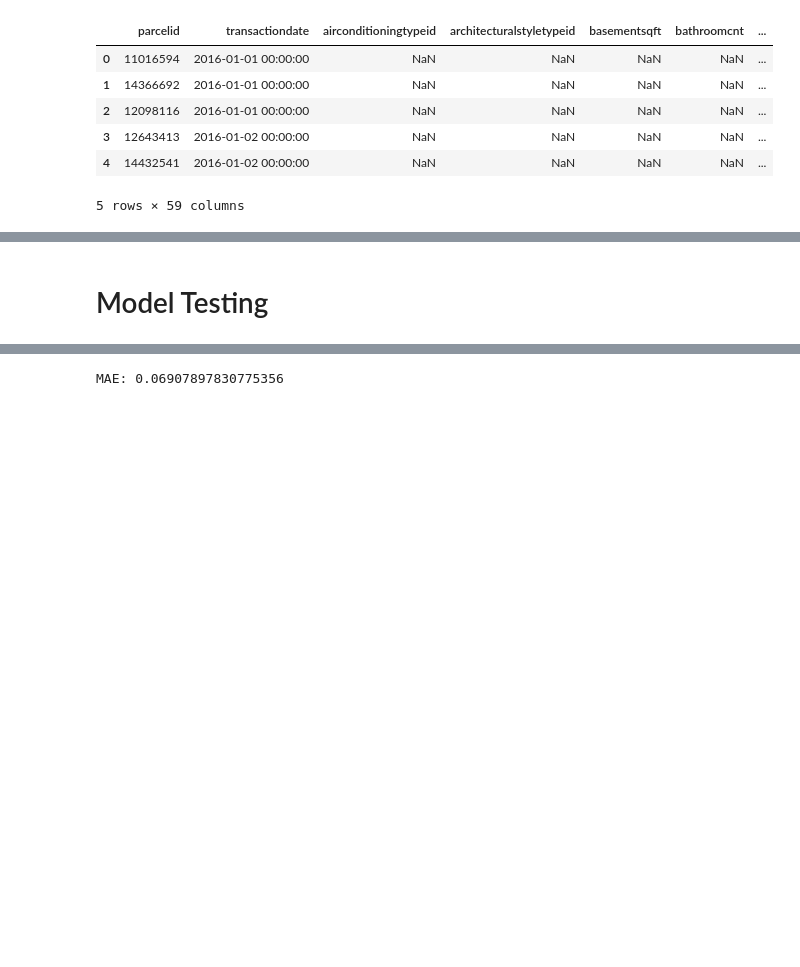
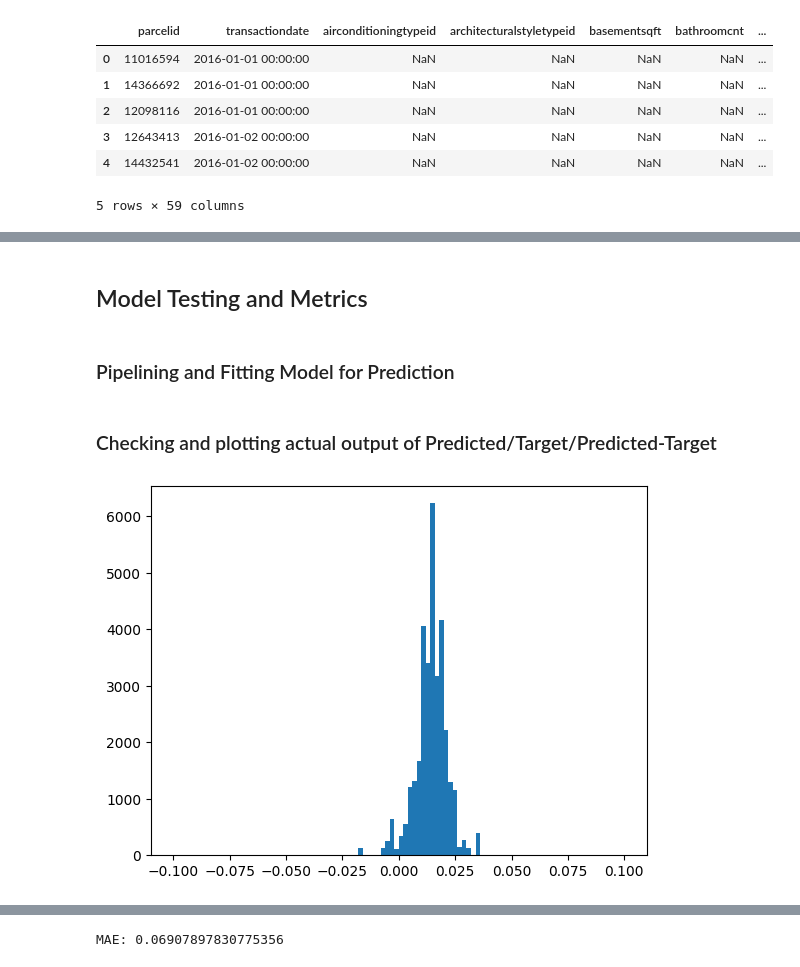
Before and after one commit to efazHossain/DATA-4380, a Jupyter notebook: Projects/TabularData/Zillow_Zestimate.ipynb, the cells around one changed output, grey strips where cells are left out. Drawn from its saved outputs; the diff is of its cells as text; code cells hidden in the pictures; blank space fills up the shorter version.

```diff
--- a/Projects/TabularData/Zillow_Zestimate.ipynb
+++ b/Projects/TabularData/Zillow_Zestimate.ipynb
@@ -159,6 +173,5 @@ from xgboost import XGBRegressor
 from sklearn.metrics import mean_absolute_error
 # %%
 # Creating train/validation sets for X and y
-X_train_full, X_valid_full,
-y_train, y_valid = train_test_split(full_df, y,train_size=0.8, test_size=0.2,random_state=0)
+X_train_full, X_valid_full, y_train, y_valid = train_test_split(full_df, y,train_size=0.8, test_size=0.2,random_state=0)
 # %%
@@ -185,7 +199,9 @@ preprocessor = ColumnTransformer(transformers=[
 
 model = XGBRegressor(n_estimators=138, learning_rate=0.05, random_state=0)
 # %% [markdown]
-# Model Testing
+## Model Testing and Metrics
+# %% [markdown]
+### Pipelining and Fitting Model for Prediction
 # %%
 clf = Pipeline(steps=[('preprocessor', preprocessor),
                       ('model', model)
@@ -194,3 +210,9 @@ clf = Pipeline(steps=[('preprocessor', preprocessor),
 #Fitting our model and getting our predictions
 clf.fit(X_train, y_train)
 preds = clf.predict(X_valid)
+# %% [markdown]
+### Checking and plotting actual output of Predicted/Target/Predicted-Target
+# %%
+plt.hist(preds, bins=100, range=(-.1,.1));
+# %% [output]
+[figure, added]
```
Also changed, not shown: parts of 24 cells of this notebook.
